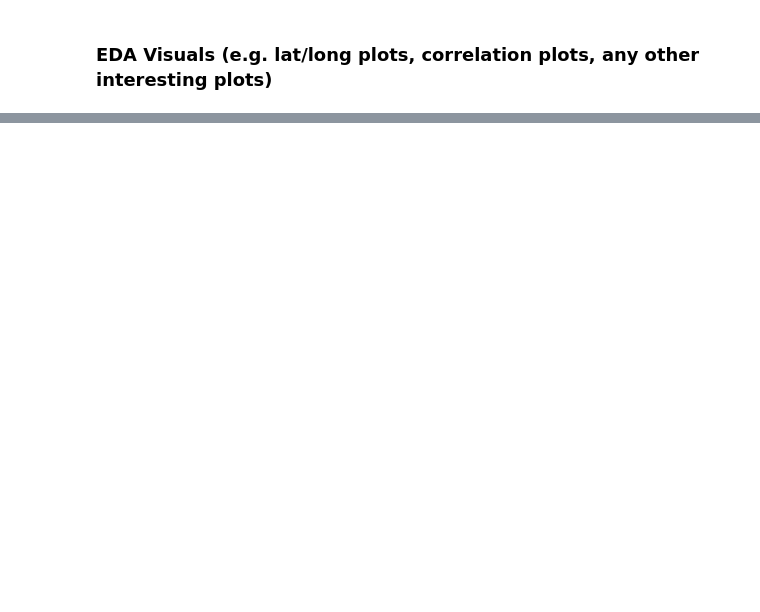
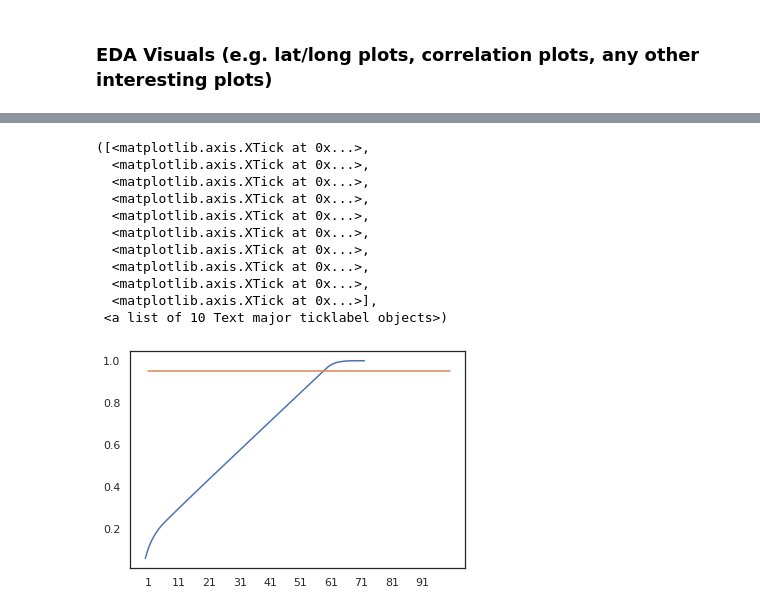
Before and after one commit to telafifi/california_housing, a Jupyter notebook: CIS545_Final_Project.ipynb, the cells around one changed output, grey strips where cells are left out. Cells and saved outputs as stored; diff of their text form; code cells hidden in the pictures; blank space fills up the shorter version.

```diff
--- a/CIS545_Final_Project.ipynb
+++ b/CIS545_Final_Project.ipynb
@@ -264,0 +277,8 @@ plt.show()
+# %%
+#one-hot encoding
+
+# postal_oh = pd.get_dummies(housing_df['postal'], prefix='postal')
+county_oh = pd.get_dummies(housing_df['county'], prefix='county')
+# city_oh = pd.get_dummies(housing_df['city'], prefix='city')
+ocean_oh = pd.get_dummies(housing_df['ocean_proximity'], prefix='ocean_proximity')
+county_oh.head()
@@ -264,0 +303,9 @@ plt.show()
+# %%
+#combine dataframe with OH data
+# housing_df = pd.concat([housing_df,postal_oh,county_oh,city_oh,ocean_oh],axis=1)
+# housing_df = housing_df.drop(columns=['postal', 'county','city','ocean_proximity'])
+
+housing_df = pd.concat([housing_df,county_oh,ocean_oh],axis=1)
+housing_df = housing_df.drop(columns=['county','ocean_proximity'])
+
+housing_df.head()
@@ -264,0 +319,3 @@ plt.show()
+# %%
+housing_df = housing_df.drop(columns=['city','postal'])
+housing_df.head()
@@ -264,0 +331,4 @@ plt.show()
+# %%
+#generate labels and features
+label =housing_df['median_house_value']
+features = housing_df.drop(columns=['median_house_value'])
@@ -264,0 +382,32 @@ plt.show()
+# %%
+import numpy as np
+from sklearn.decomposition import PCA
+from sklearn.preprocessing import StandardScaler
+# Your code goes here
+
+# Fit the features to the standard scaler
+features = StandardScaler().fit_transform(features)
+
+# Run PCA
+pca = PCA()
+X2 = pca.fit_transform(features)
+pc_vs_variance = np.cumsum(pca.explained_variance_ratio_)
+
+plt.plot(pc_vs_variance)
+x_coordinates = [1, 100]
+y_coordinates = [0.95, 0.95]
+plt.plot(x_coordinates, y_coordinates)
+plt.xticks(np.arange(1, 100, 10))
+# %% [output]
+([<matplotlib.axis.XTick at 0x...>,
+  <matplotlib.axis.XTick at 0x...>,
+  <matplotlib.axis.XTick at 0x...>,
+  <matplotlib.axis.XTick at 0x...>,
+  <matplotlib.axis.XTick at 0x...>,
+  <matplotlib.axis.XTick at 0x...>,
+  <matplotlib.axis.XTick at 0x...>,
+  <matplotlib.axis.XTick at 0x...>,
+  <matplotlib.axis.XTick at 0x...>,
+  <matplotlib.axis.XTick at 0x...>],
+ <a list of 10 Text major ticklabel objects>)
+[figure, added]
```
Also changed, not shown: parts of 33 cells of this notebook.
